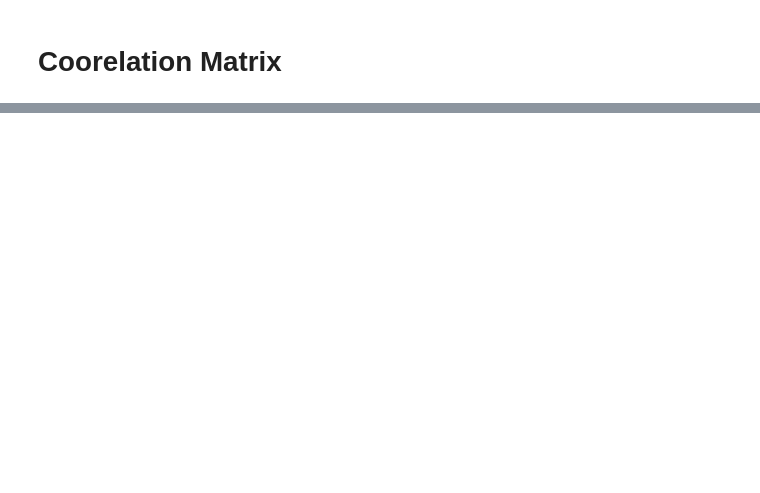
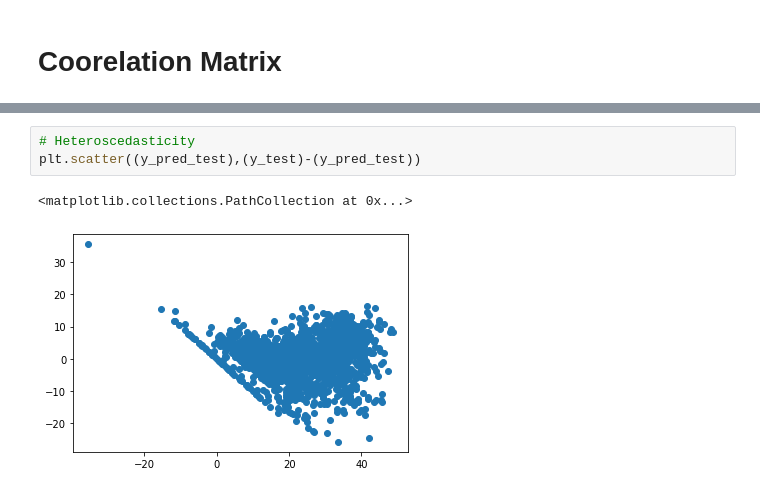
Before and after one commit to Debabarata308/Bike-Sharing-Demand-Prediction-, a Jupyter notebook: Bike_Sharing_Demand_Prediction_Capstone_Project.ipynb, the cells around one changed output, grey strips where cells are left out. Saved outputs shown, nothing was run; the diff lists cells and outputs as text; blank space fills up the shorter version.

```diff
--- a/Bike_Sharing_Demand_Prediction_Capstone_Project.ipynb
+++ b/Bike_Sharing_Demand_Prediction_Capstone_Project.ipynb
@@ -417,0 +578,6 @@ sns.heatmap(corr,  mask=mask , cbar=True ,annot=True, annot_kws={'size':11})
+# %%
+# Heteroscedasticity
+plt.scatter((y_pred_test),(y_test)-(y_pred_test))
+# %% [output]
+<matplotlib.collections.PathCollection at 0x...>
+[figure, added]
```
Also changed, not shown: parts of 147 cells of this notebook.
